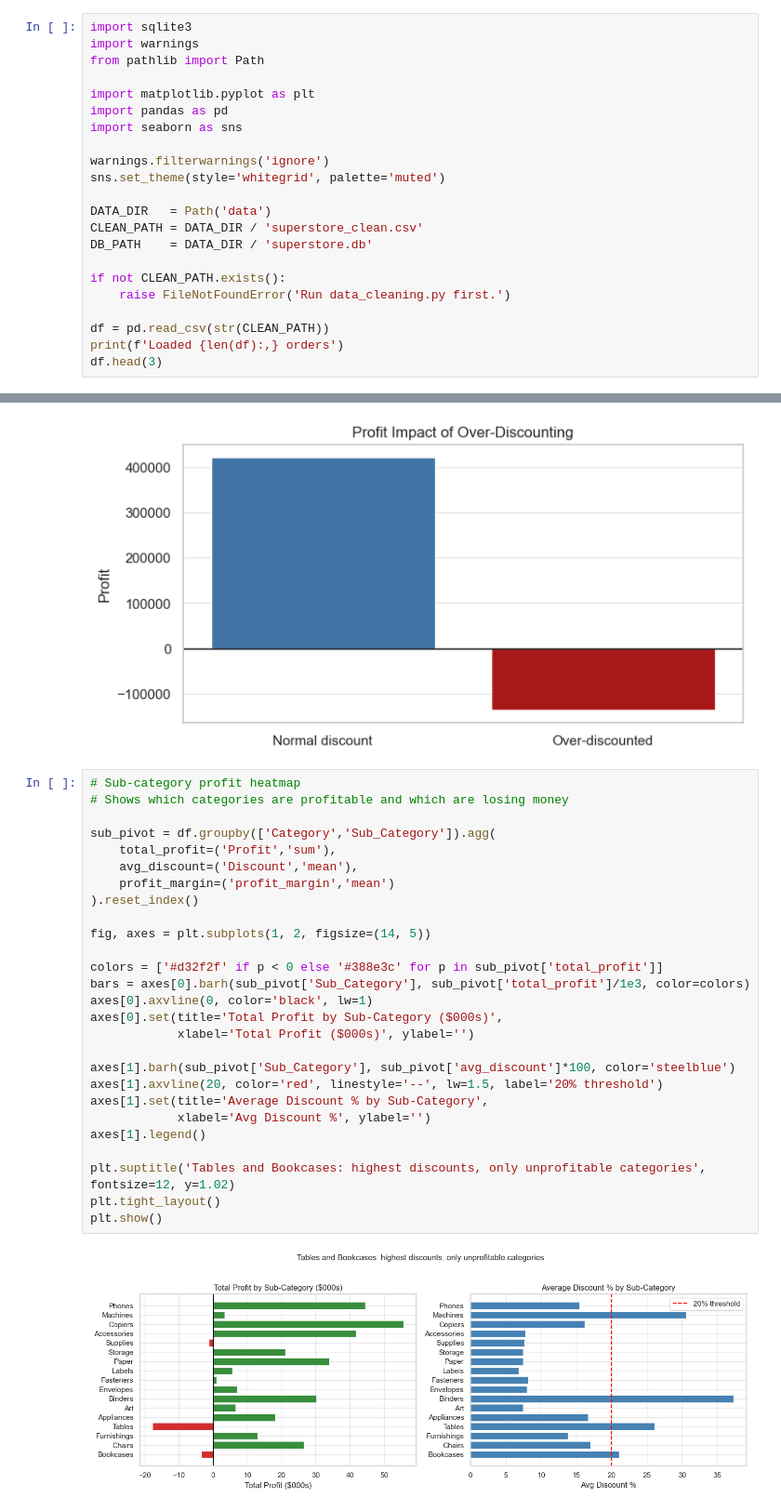
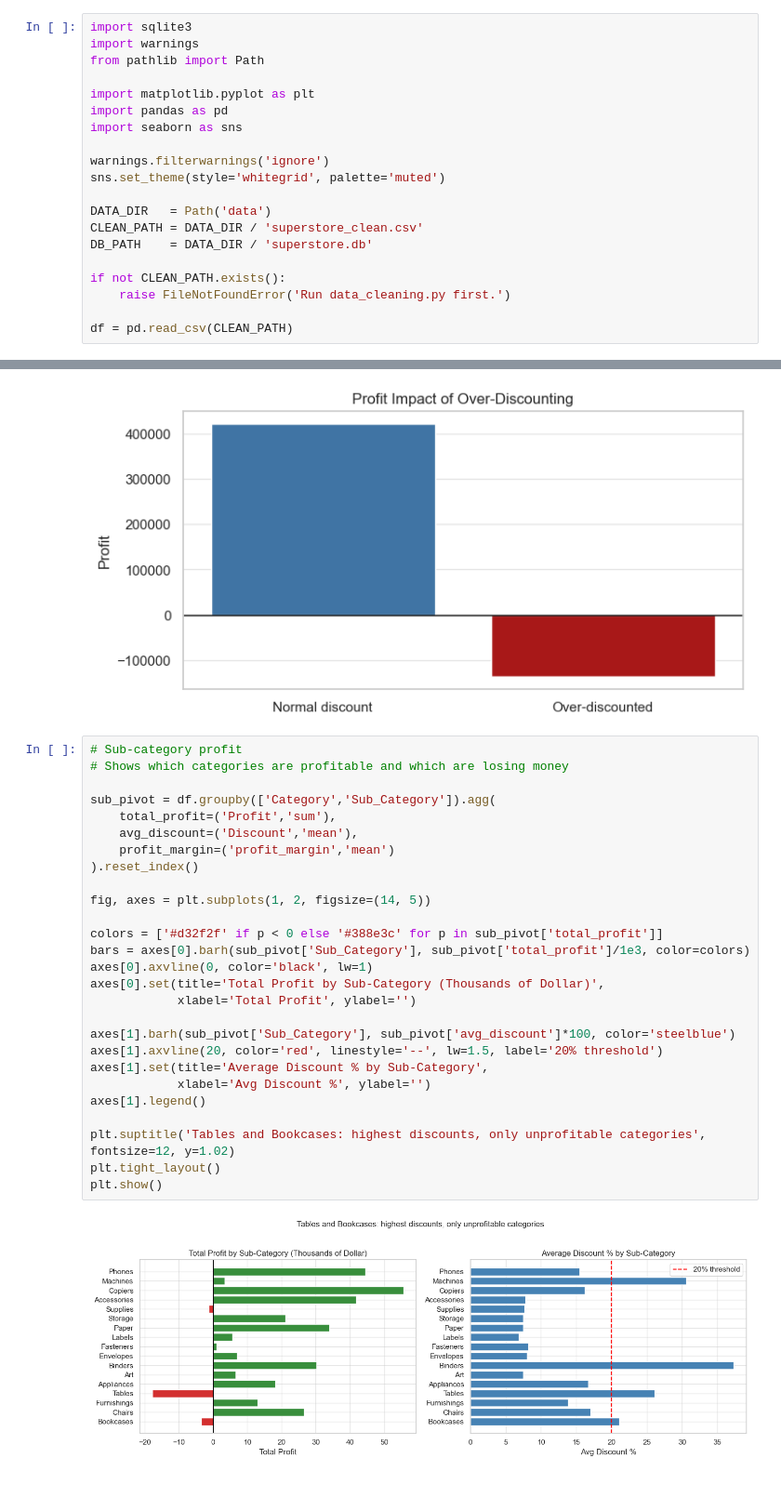
Before and after one commit to tmcode123/retail-profit-project, a Jupyter notebook: retail_analysis.ipynb, the cells around one changed output, grey strips where cells are left out. Shown at 93% size. Saved outputs shown, nothing was run; the diff lists cells and outputs as text.

```diff
--- a/retail_analysis.ipynb
+++ b/retail_analysis.ipynb
@@ -27,6 +25,4 @@ DB_PATH    = DATA_DIR / 'superstore.db'
 if not CLEAN_PATH.exists():
     raise FileNotFoundError('Run data_cleaning.py first.')
 
-df = pd.read_csv(str(CLEAN_PATH))
-print(f'Loaded {len(df):,} orders')
-df.head(3)
+df = pd.read_csv(CLEAN_PATH)
@@ -273,34 +261,34 @@ plt.show()
 # %% [output]
 [figure]
 # %%
-# Sub-category profit heatmap
+# Sub-category profit
 # Shows which categories are profitable and which are losing money
 
 sub_pivot = df.groupby(['Category','Sub_Category']).agg(
     total_profit=('Profit','sum'),
     avg_discount=('Discount','mean'),
     profit_margin=('profit_margin','mean')
 ).reset_index()
 
 fig, axes = plt.subplots(1, 2, figsize=(14, 5))
 
 colors = ['#d32f2f' if p < 0 else '#388e3c' for p in sub_pivot['total_profit']]
 bars = axes[0].barh(sub_pivot['Sub_Category'], sub_pivot['total_profit']/1e3, color=colors)
 axes[0].axvline(0, color='black', lw=1)
-axes[0].set(title='Total Profit by Sub-Category ($000s)',
-            xlabel='Total Profit ($000s)', ylabel='')
+axes[0].set(title='Total Profit by Sub-Category (Thousands of Dollar)',
+            xlabel='Total Profit', ylabel='')
 
 axes[1].barh(sub_pivot['Sub_Category'], sub_pivot['avg_discount']*100, color='steelblue')
 axes[1].axvline(20, color='red', linestyle='--', lw=1.5, label='20% threshold')
 axes[1].set(title='Average Discount % by Sub-Category',
             xlabel='Avg Discount %', ylabel='')
 axes[1].legend()
 
 plt.suptitle('Tables and Bookcases: highest discounts, only unprofitable categories', fontsize=12, y=1.02)
 plt.tight_layout()
 plt.show()
 # %% [output]
-[figure, old version]
+[figure, new version]
 # %%
 # Regional breakdown
 
```
Also changed, not shown: parts of 6 cells of this notebook, 2 other files.
